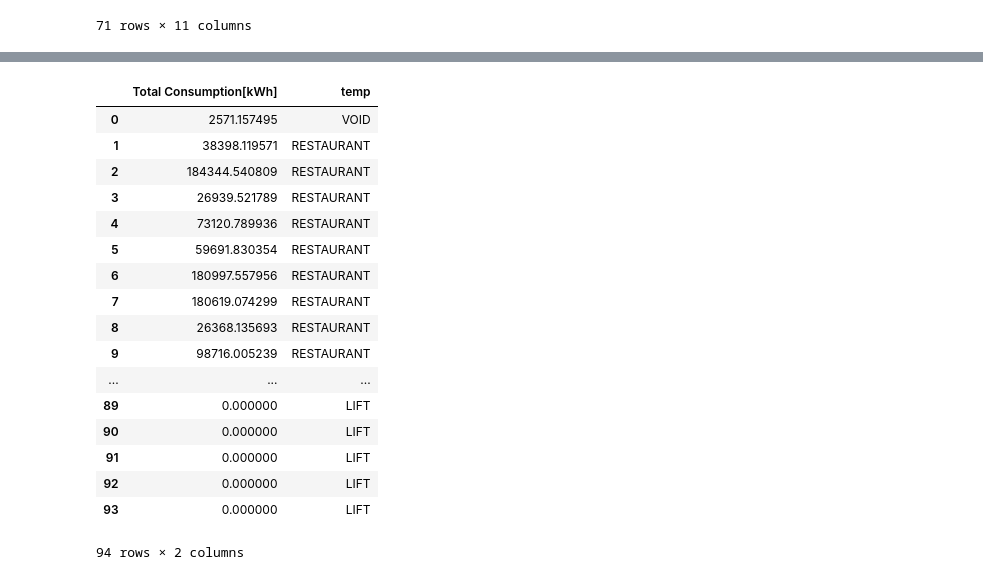
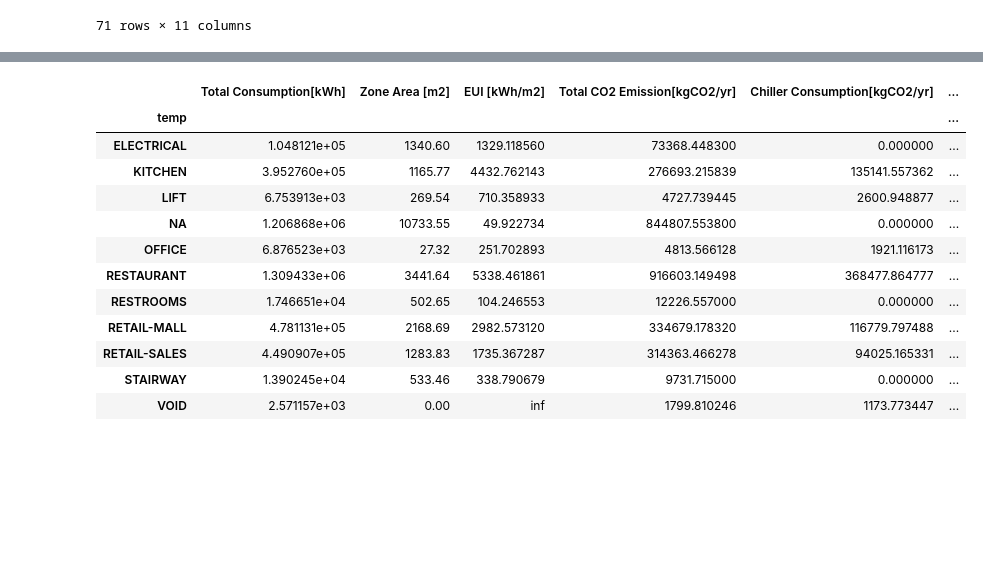
Before and after one commit to jerfouillou/eb-report, a Jupyter notebook: PART 1/PART 1.ipynb, the cells around one changed output, grey strips where cells are left out. Drawn from its saved outputs; the diff is of its cells as text; code cells hidden in the pictures; blank space fills up the shorter version.

```diff
--- a/PART 1/PART 1.ipynb
+++ b/PART 1/PART 1.ipynb
@@ -173,21 +195,24 @@ df.groupby(['temp']).sum()
+# %%
+grouped['Equipment[kgCO2/yr]']=0.7*grouped['Small Power_Equipment Sensible Heat Addition [kWh]']
+# %%
+grouped['Pump[kgCO2/yr]']=0.7*grouped['Pump_consumption[kWh]']
+# %%
+grouped['Cooling Tower[kgCO2/yr]']=0.7*grouped['CoolingTower_consumption[kWh]']
+# %%
+grouped['HVAC[kgCO2/yr]']=0.7*grouped['HVAC_consumption[kWh]']
 # %%
-df.drop(['Unnamed: 0','Chiller_consumption[kWh]', 'Light_Consumption [kWh]','Small Power_Equipment Sensible Heat Addition [kWh]','Pump_consumption[kWh]','CoolingTower_consumption[kWh]','HVAC_consumption[kWh]','Zone Area [m2]','EUI [kWh/m2]','test'], axis=1)
+grouped.drop(['test','Chiller_consumption[kWh]','Light_Consumption [kWh]','Small Power_Equipment Sensible Heat Addition [kWh]','Pump_consumption[kWh]','CoolingTower_consumption[kWh]','HVAC_consumption[kWh]'], axis=1)
 # %% [output]
-|  | Total Consumption[kWh] | temp |
-| 0 | 2571.157495 | VOID |
-| 1 | 38398.119571 | RESTAURANT |
-| 2 | 184344.540809 | RESTAURANT |
-| 3 | 26939.521789 | RESTAURANT |
-| 4 | 73120.789936 | RESTAURANT |
-| 5 | 59691.830354 | RESTAURANT |
-| 6 | 180997.557956 | RESTAURANT |
-| 7 | 180619.074299 | RESTAURANT |
-| 8 | 26368.135693 | RESTAURANT |
-| 9 | 98716.005239 | RESTAURANT |
-| ... | ... | ... |
-| 89 | 0.000000 | LIFT |
-| 90 | 0.000000 | LIFT |
-| 91 | 0.000000 | LIFT |
-| 92 | 0.000000 | LIFT |
-| 93 | 0.000000 | LIFT |
+|  | Total Consumption[kWh] | Zone Area [m2] | EUI [kWh/m2] | Total CO2 Emission[kgCO2/yr] | Chiller Consumption[kgCO2/yr] | ... |
+| temp |  |  |  |  |  | ... |
+| ELECTRICAL | 1.048121e+05 | 1340.60 | 1329.118560 | 73368.448300 | 0.000000 | ... |
+| KITCHEN | 3.952760e+05 | 1165.77 | 4432.762143 | 276693.215839 | 135141.557362 | ... |
+| LIFT | 6.753913e+03 | 269.54 | 710.358933 | 4727.739445 | 2600.948877 | ... |
+| NA | 1.206868e+06 | 10733.55 | 49.922734 | 844807.553800 | 0.000000 | ... |
+| OFFICE | 6.876523e+03 | 27.32 | 251.702893 | 4813.566128 | 1921.116173 | ... |
+| RESTAURANT | 1.309433e+06 | 3441.64 | 5338.461861 | 916603.149498 | 368477.864777 | ... |
+| RESTROOMS | 1.746651e+04 | 502.65 | 104.246553 | 12226.557000 | 0.000000 | ... |
+| RETAIL-MALL | 4.781131e+05 | 2168.69 | 2982.573120 | 334679.178320 | 116779.797488 | ... |
+| RETAIL-SALES | 4.490907e+05 | 1283.83 | 1735.367287 | 314363.466278 | 94025.165331 | ... |
+| STAIRWAY | 1.390245e+04 | 533.46 | 338.790679 | 9731.715000 | 0.000000 | ... |
+| VOID | 2.571157e+03 | 0.00 | inf | 1799.810246 | 1173.773447 | ... |
-94 rows × 2 columns
```
Also changed, not shown: parts of 12 cells of this notebook.
